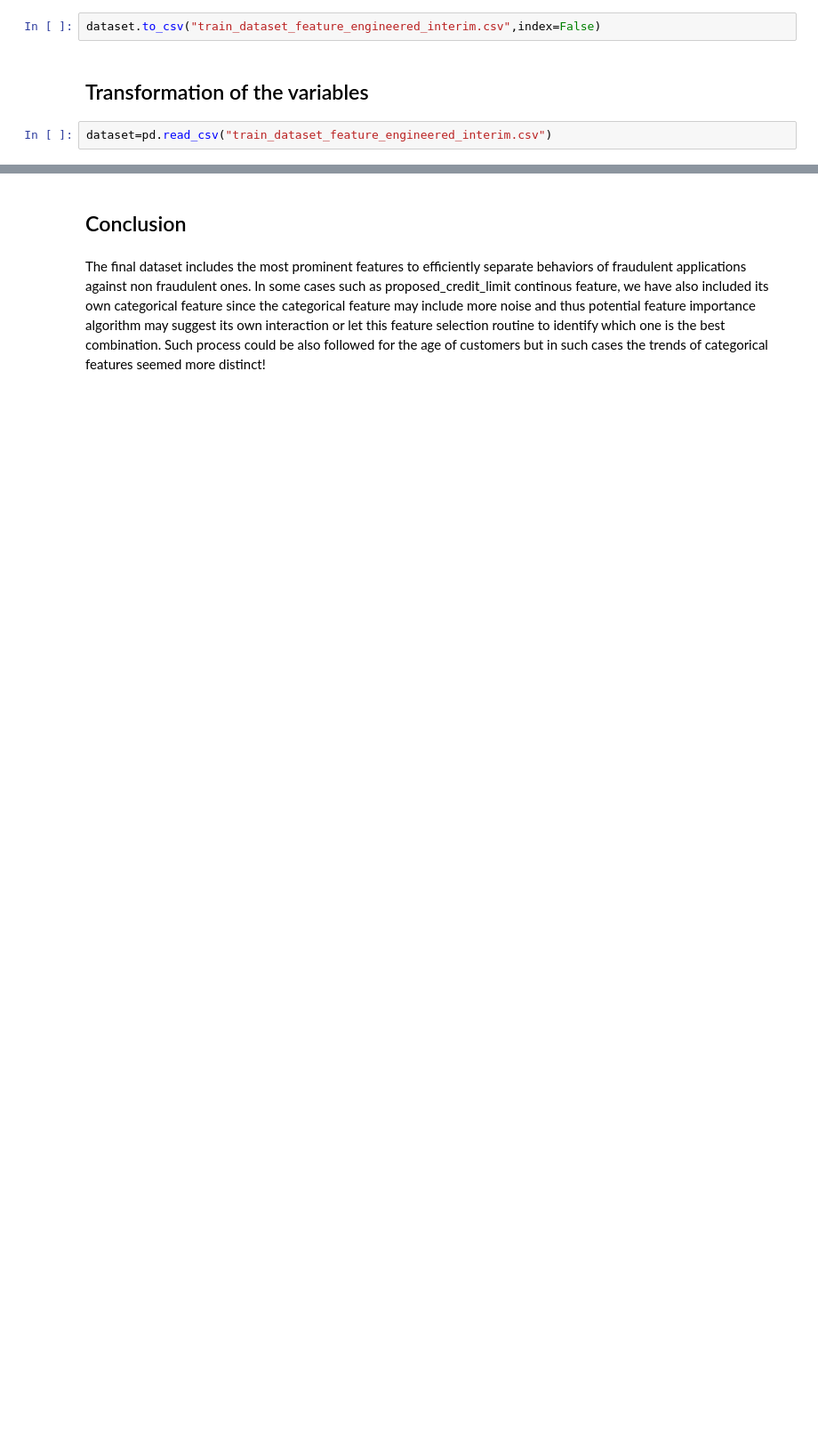
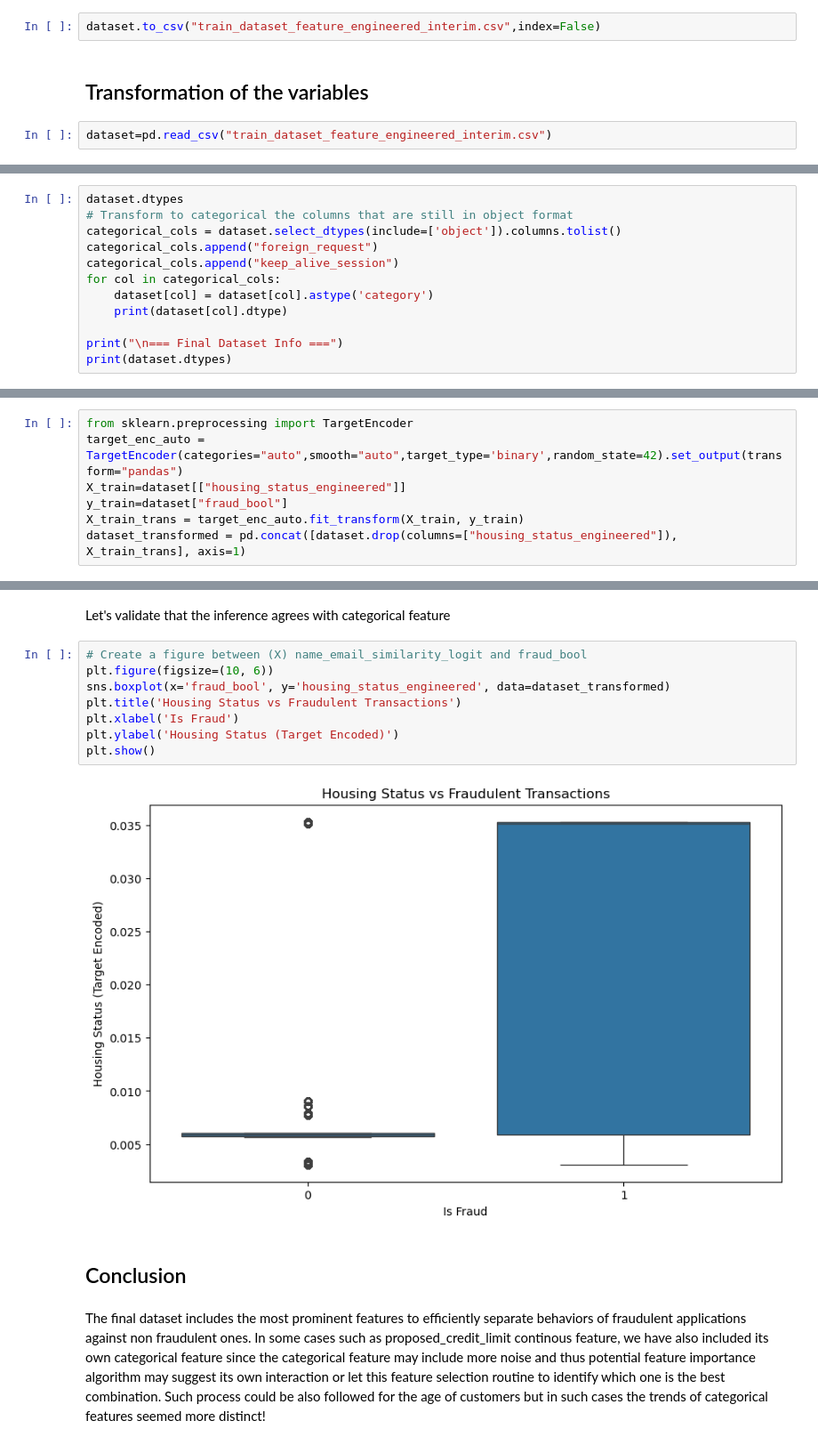
Before and after one commit to Vasilis-Palaskas/fraud-detection-BAF-Dataset-Suite-, a Jupyter notebook: 01-intro/02-exploratory-analysis-vp copy.ipynb, the cells around one changed output, grey strips where cells are left out. Shown at 89% size. Saved outputs shown, nothing was run; the diff lists cells and outputs as text; blank space fills up the shorter version.

Commit message:
Commit the Feature Selection

```diff
--- a/01-intro/02-exploratory-analysis-vp copy.ipynb
+++ b/01-intro/02-exploratory-analysis-vp copy.ipynb
@@ -1839,0 +1841,12 @@ dataset=pd.read_csv("train_dataset_feature_engineered_interim.csv")
+# %%
+dataset.dtypes
+# Transform to categorical the columns that are still in object format
+categorical_cols = dataset.select_dtypes(include=['object']).columns.tolist()
+categorical_cols.append("foreign_request")
+categorical_cols.append("keep_alive_session")
+for col in categorical_cols:
+    dataset[col] = dataset[col].astype('category')
+    print(dataset[col].dtype)
+
+print("\n=== Final Dataset Info ===")
+print(dataset.dtypes)
@@ -1839,0 +1900,7 @@ dataset=pd.read_csv("train_dataset_feature_engineered_interim.csv")
+# %%
+from sklearn.preprocessing import TargetEncoder
+target_enc_auto = TargetEncoder(categories="auto",smooth="auto",target_type='binary',random_state=42).set_output(transform="pandas")
+X_train=dataset[["housing_status_engineered"]]
+y_train=dataset["fraud_bool"]
+X_train_trans = target_enc_auto.fit_transform(X_train, y_train)
+dataset_transformed = pd.concat([dataset.drop(columns=["housing_status_engineered"]), X_train_trans], axis=1)
@@ -1840,3 +1914,15 @@ dataset=pd.read_csv("train_dataset_feature_engineered_interim.csv")
+# %% [markdown]
+Let's validate that the inference agrees with categorical feature
+# %%
+# Create a figure between (X) name_email_similarity_logit and fraud_bool
+plt.figure(figsize=(10, 6))
+sns.boxplot(x='fraud_bool', y='housing_status_engineered', data=dataset_transformed)
+plt.title('Housing Status vs Fraudulent Transactions')
+plt.xlabel('Is Fraud')
+plt.ylabel('Housing Status (Target Encoded)')
+plt.show()
+# %% [output]
+[figure, added]
 # %% [markdown]
 ## Conclusion
 # %% [markdown]
```
Also changed, not shown: parts of 11 cells of this notebook, 2 other files.
